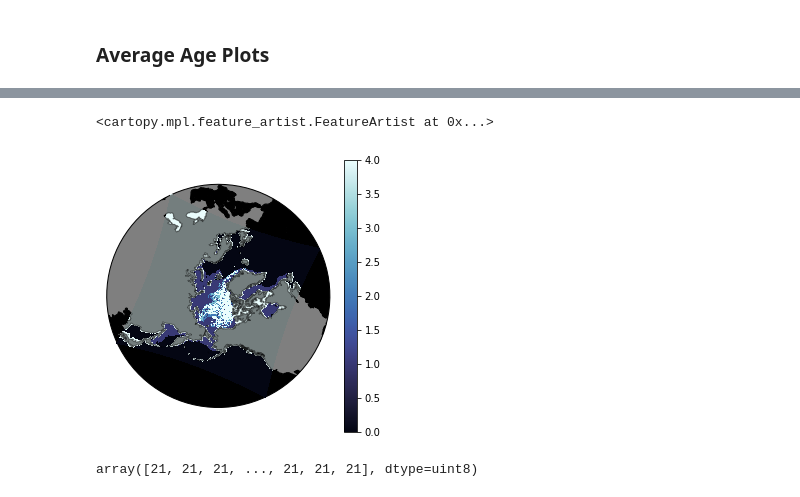
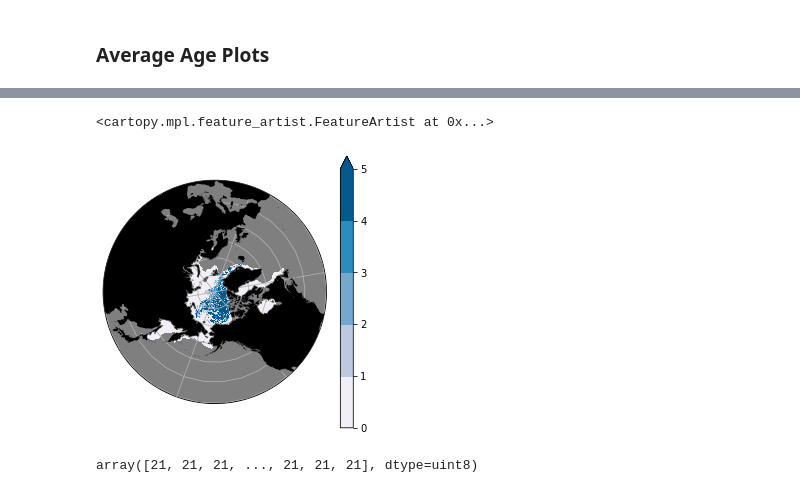
Before and after one commit to NOAA-PMEL/EcoFOCI_Jupyter_Notebooks, a Jupyter notebook: IceAnalysis/SeaIceAge_plots_KWood.ipynb, the cells around one changed output, grey strips where cells are left out. Cells and saved outputs as stored; diff of their text form; code cells hidden in the pictures.

```diff
--- a/IceAnalysis/SeaIceAge_plots_KWood.ipynb
+++ b/IceAnalysis/SeaIceAge_plots_KWood.ipynb
@@ -79,32 +79,44 @@ xdf.sel(time=slice('2000-04-01', '2000-04-07')).age_of_sea_ice[0,:,:].plot.pcolo
+# %%
+from matplotlib import colors as c
+clist = ['#f1eef6','#bdc9e1','#74a9cf','#2b8cbe','#045a8d','#045a8d']
+#clist = ['#377eb8','#a6cee3','#4daf4a','#ff7f00','#e41a1c','#e41a1c']
+from matplotlib.colors import from_levels_and_colors
+cmap, norm = from_levels_and_colors([0,1.001, 2.001, 3.001, 4.001,5],
+                                    clist,extend='max') # mention levels and colors here
 # %%
 ice_age = xdf.sel(time=slice('2000-04-01', '2000-04-07')).age_of_sea_ice[0,:,:].values
 lat = xdf.sel(time=slice('2000-04-01', '2000-04-07')).latitude[0,:,:].values
 lon = xdf.sel(time=slice('2000-04-01', '2000-04-07')).longitude[0,:,:].values
 
+ice_age=ice_age.astype(float)
+ice_age[ice_age==21] = np.nan
+ice_age[ice_age==20] = np.nan
+ice_age[ice_age==0] = np.nan
+
 projection=ccrs.NorthPolarStereo(central_longitude=200.0,true_scale_latitude=0)
 transformation=ccrs.PlateCarree()
 fig,ax = make_map(projection=projection)
-cm=ax.pcolormesh(lon,lat,ice_age,transform=transformation,cmap=cmocean.cm.ice, vmin=0, vmax=4, zorder=3)
 
-#ax.add_feature(land_50m, zorder=3)
-#ax.coastlines(resolution='50m')
 
-plt.colorbar(cm)
+plt.colorbar(cm,format='%d')
 
 # Compute a circle in axes coordinates, which we can use as a boundary
 # for the map. We can pan/zoom as much as we like - the boundary will be
 # permanently circular.
-theta = np.linspace(0, 2*np.pi, 100)
+theta = np.linspace(0, 2*np.pi, 10000)
 center, radius = [0.5, 0.5], 0.5
 verts = np.vstack([np.sin(theta), np.cos(theta)]).T
 circle = mpath.Path(verts * radius + center)
 
 ax.set_boundary(circle, transform=ax.transAxes)
-ax.add_feature(cfeature.NaturalEarthFeature('physical', 'land', '50m', edgecolor='face', facecolor='k', alpha=.5, zorder=3))
-ax.add_feature(cfeature.NaturalEarthFeature('physical', 'ocean', '50m', edgecolor='face', facecolor='k', alpha=1))
+ax.gridlines(zorder=3)
+cm=ax.pcolormesh(lon,lat,ice_age,transform=transformation,cmap=cmap,norm=norm, zorder=3)
+ax.add_feature(cfeature.NaturalEarthFeature('physical', 'ocean', '50m', edgecolor=None, facecolor='k', alpha=.5))
+ax.add_feature(cfeature.NaturalEarthFeature('physical', 'land', '50m', edgecolor='grey', facecolor='grey',zorder=3))
+ax.add_feature(cfeature.NaturalEarthFeature('physical', 'land', '50m', edgecolor=None, facecolor='k', alpha=1,zorder=3))
 # %% [output]
 <cartopy.mpl.feature_artist.FeatureArtist at 0x...>
-[figure, old version]
+[figure, new version]
 # %%
 ice_age[ice_age==21]
 # %% [output]
```
Also changed, not shown: parts of 9 cells of this notebook, 8 other files.
